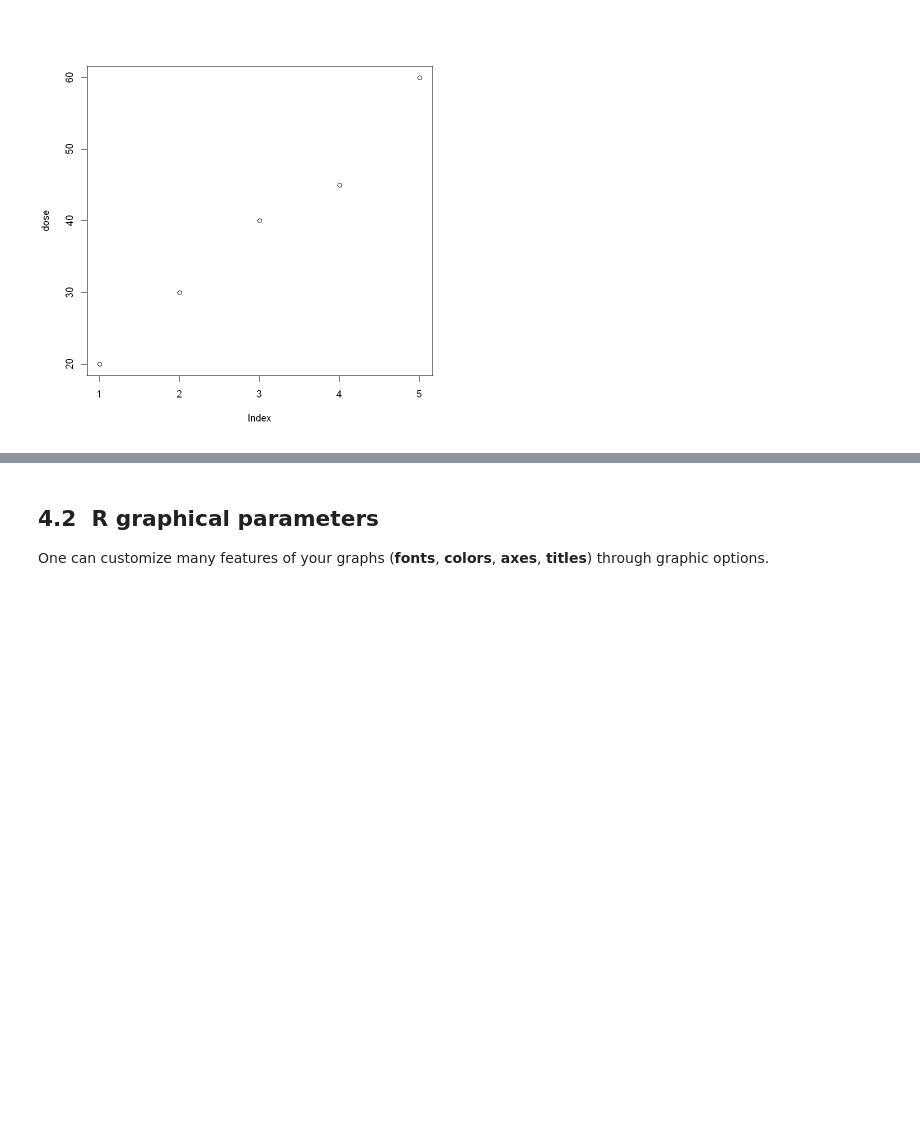
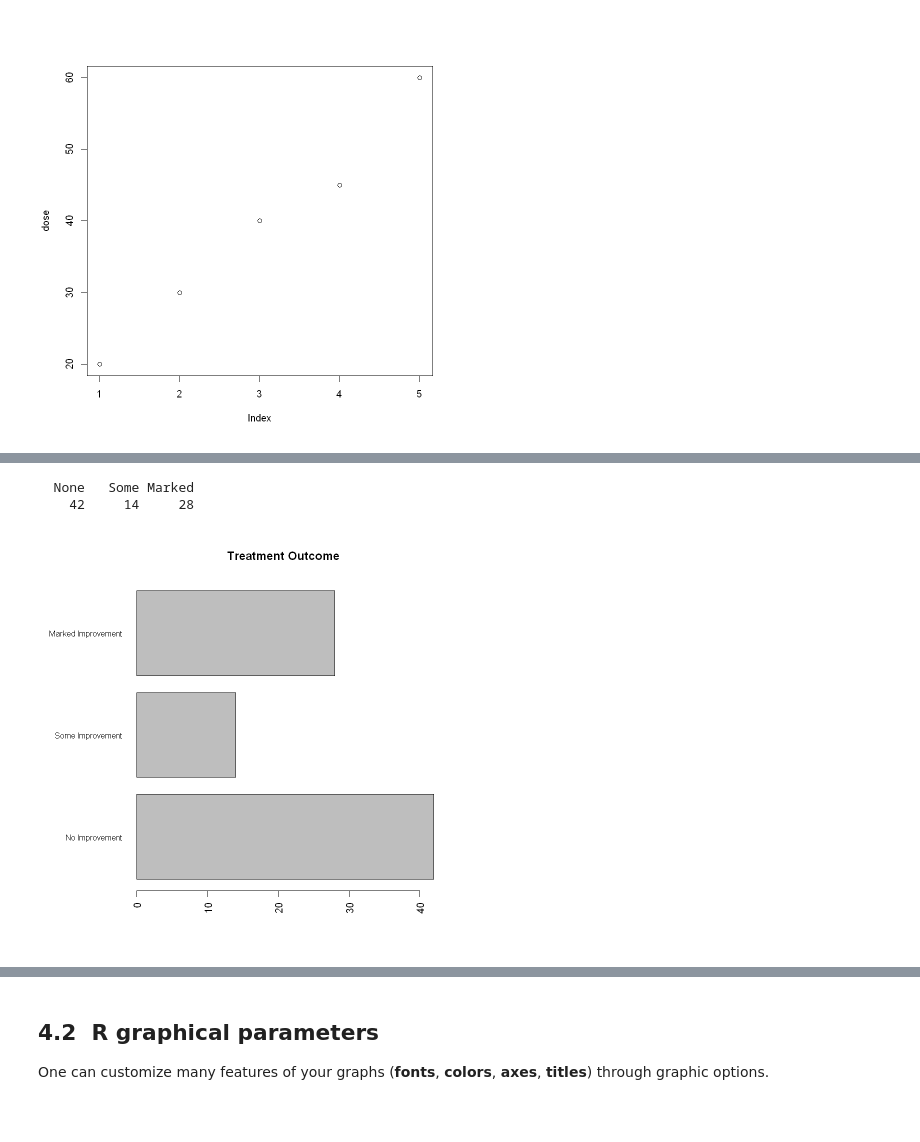
Before and after one commit to balsaedi/Courses, a Jupyter notebook: Introduction To R!/Workshop- Getting Started with R-Copy2.ipynb, the cells around one changed output, grey strips where cells are left out. Saved outputs shown, nothing was run; the diff lists cells and outputs as text; code cells hidden in the pictures; blank space fills up the shorter version.

```diff
--- a/Introduction To R!/Workshop- Getting Started with R-Copy2.ipynb
+++ b/Introduction To R!/Workshop- Getting Started with R-Copy2.ipynb
@@ -957,0 +1151,12 @@ plot(dose)
+# %%
+
+par(mar = c(5, 8, 4, 2))
+par(las = 2)
+counts <- table(Arthritis$Improved)
+barplot(counts, main = "Treatment Outcome", horiz = TRUE,
+    cex.names = 0.8, names.arg = c("No Improvement",
+    "Some Improvement", "Marked Improvement"))
+# %% [output]
+  None   Some Marked
+    42     14     28
+[figure, added]
```
Also changed, not shown: parts of 23 cells of this notebook.
